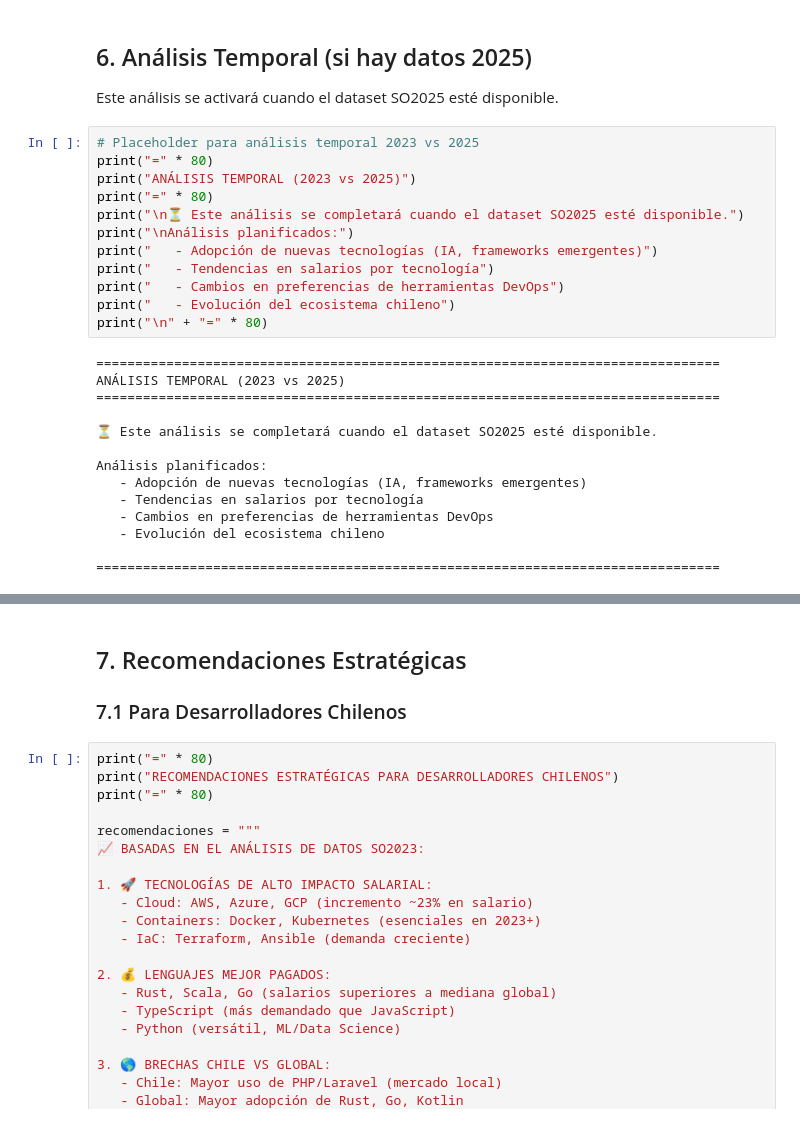
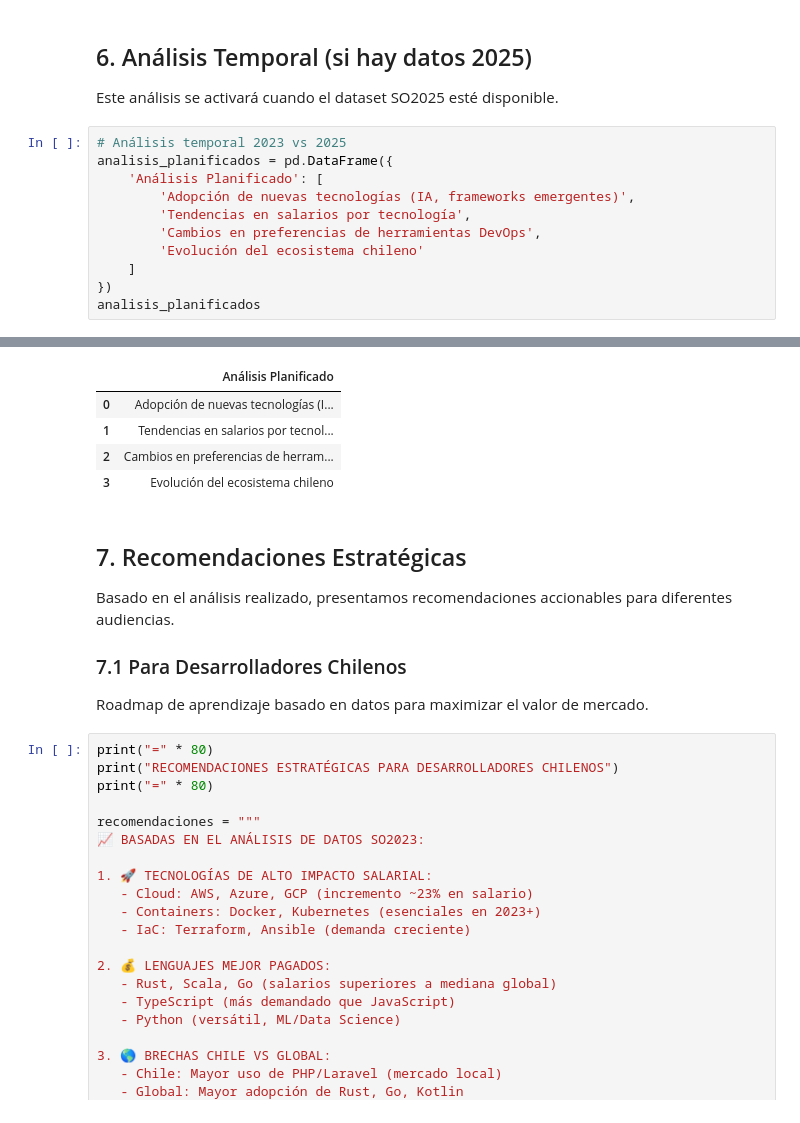
Before and after one commit to HecAguilaV/ML_Analisis_Ecosistema_Dev, a Jupyter notebook: notebooks/03_ecosystem_analysis.ipynb, the cells around one changed output, grey strips where cells are left out. Saved outputs shown, nothing was run; the diff lists cells and outputs as text.

```diff
--- a/notebooks/03_ecosystem_analysis.ipynb
+++ b/notebooks/03_ecosystem_analysis.ipynb
@@ -657,28 +527,14 @@ Top 20 Lenguajes Mejor Pagados (Mediana):
 
 Este análisis se activará cuando el dataset SO2025 esté disponible.
 # %%
-# Placeholder para análisis temporal 2023 vs 2025
-print("=" * 80)
-print("ANÁLISIS TEMPORAL (2023 vs 2025)")
-print("=" * 80)
-print("\n⏳ Este análisis se completará cuando el dataset SO2025 esté disponible.")
-print("\nAnálisis planificados:")
-print("   - Adopción de nuevas tecnologías (IA, frameworks emergentes)")
-print("   - Tendencias en salarios por tecnología")
-print("   - Cambios en preferencias de herramientas DevOps")
-print("   - Evolución del ecosistema chileno")
-print("\n" + "=" * 80)
+# Análisis temporal 2023 vs 2025
+analisis_planificados = pd.DataFrame({
+    'Análisis Planificado': [
+        'Adopción de nuevas tecnologías (IA, frameworks emergentes)',
+        'Tendencias en salarios por tecnología',
+        'Cambios en preferencias de herramientas DevOps',
+        'Evolución del ecosistema chileno'
+    ]
+})
+analisis_planificados
 # %% [output]
-================================================================================
-ANÁLISIS TEMPORAL (2023 vs 2025)
-================================================================================
-
-⏳ Este análisis se completará cuando el dataset SO2025 esté disponible.
-
-Análisis planificados:
-   - Adopción de nuevas tecnologías (IA, frameworks emergentes)
-   - Tendencias en salarios por tecnología
-   - Cambios en preferencias de herramientas DevOps
-   - Evolución del ecosistema chileno
-
-================================================================================
@@ -685,7 +542,16 @@ Análisis planificados:
+|  | Análisis Planificado |
+| 0 | Adopción de nuevas tecnologías (I... |
+| 1 | Tendencias en salarios por tecnol... |
+| 2 | Cambios en preferencias de herram... |
+| 3 | Evolución del ecosistema chileno |
 # %% [markdown]
 ## 7. Recomendaciones Estratégicas
 
+Basado en el análisis realizado, presentamos recomendaciones accionables para diferentes audiencias.
+
 ### 7.1 Para Desarrolladores Chilenos
+
+Roadmap de aprendizaje basado en datos para maximizar el valor de mercado.
 # %%
 print("=" * 80)
 print("RECOMENDACIONES ESTRATÉGICAS PARA DESARROLLADORES CHILENOS")
```
Also changed, not shown: parts of 17 cells of this notebook, 12 other files.
